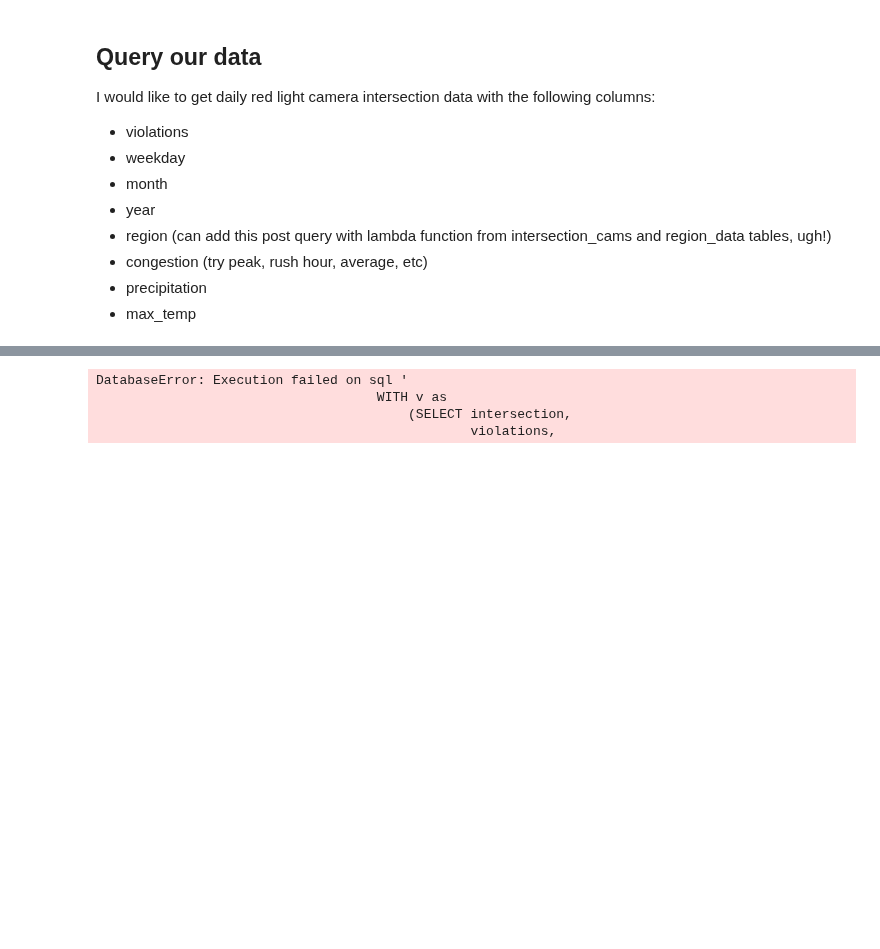
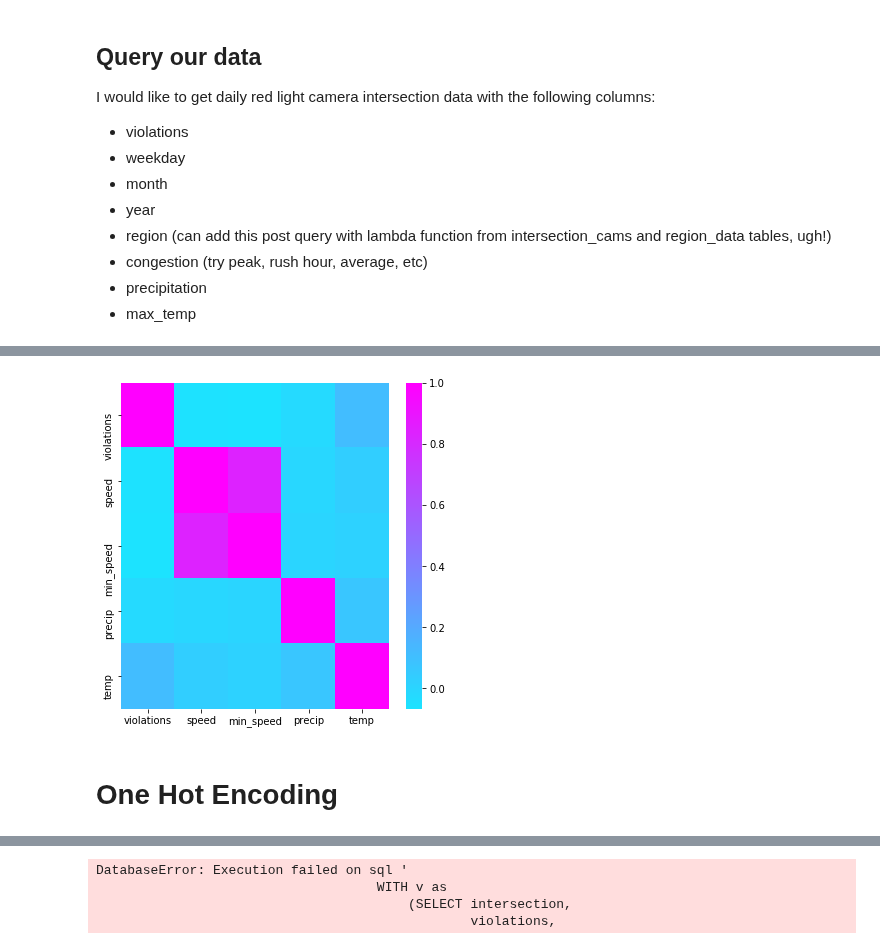
Before and after one commit to sciencelee/chicago-red-light-cameras, a Jupyter notebook: 03-rlc-model.ipynb, the cells around one changed output, grey strips where cells are left out. Drawn from its saved outputs; the diff is of its cells as text; code cells hidden in the pictures; blank space fills up the shorter version.

```diff
--- a/03-rlc-model.ipynb
+++ b/03-rlc-model.ipynb
@@ -172,12 +173,12 @@ int_df = pd.read_sql_query('''
                                          GROUP BY year, month, day
                                         )
                                     SELECT  v.*,
-                                            ic.region_id,
-                                            c.speed,
-                                            c.min_speed,
-                                            wx.weekday,
-                                            wx.precip,
-                                            wx.temp
+                                            CAST(ic.region_id as INT) as region_id,
+                                            CAST(c.speed as REAL) as speed,
+                                            CAST(c.min_speed as REAL) as min_speed,
+                                            CAST(wx.weekday as INT) as weekday,
+                                            CAST(wx.precip as REAL) as precip,
+                                            CAST(wx.temp as REAL) as temp
                                     FROM v
                                     LEFT JOIN ic
                                       ON v.intersection = ic.intersection
@@ -234,0 +319,9 @@ None
+# %%
+import seaborn as sns
+
+plt.figure(figsize = (6,6))
+sns.heatmap(df_cont.corr(), center=0.4, cmap = "cool");
+# %% [output]
+[figure, added]
+# %% [markdown]
+# One Hot Encoding
```
Also changed, not shown: parts of 12 cells of this notebook, 1 other file.
